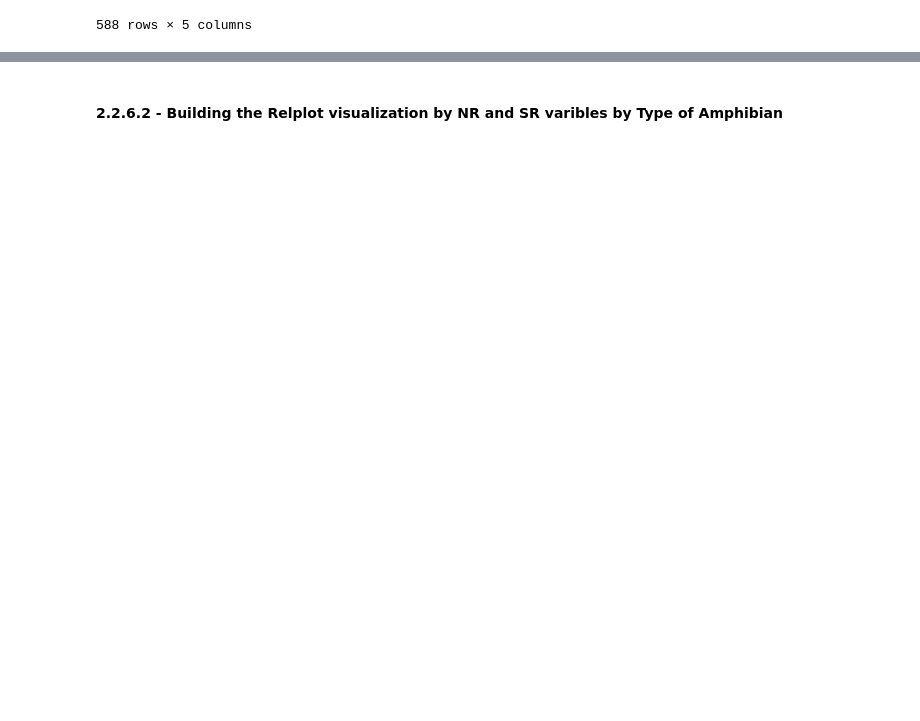
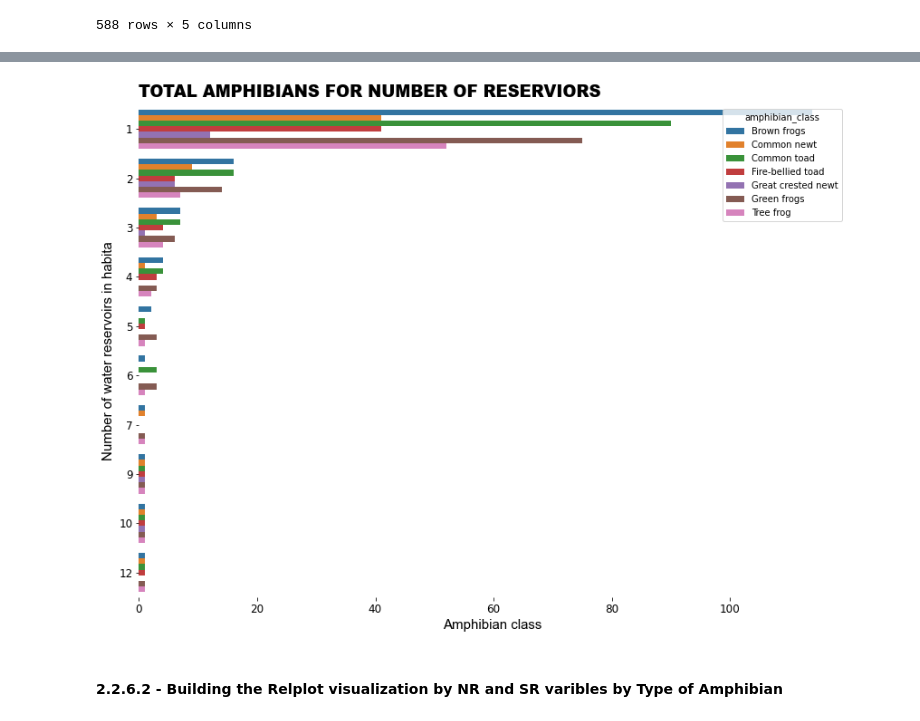
Before and after one commit to Renata-Thomazelli/amphibians, a Jupyter notebook: amphibians-Copy2.ipynb, the cells around one changed output, grey strips where cells are left out. Saved outputs shown, nothing was run; the diff lists cells and outputs as text; code cells hidden in the pictures; blank space fills up the shorter version.

```diff
--- a/amphibians-Copy2.ipynb
+++ b/amphibians-Copy2.ipynb
@@ -1855,3 +1872,29 @@ sns.histplot(data=new_df_SR_NR_filtered, x="Number of water reservoirs in habita
+# %%
+
+#Let's building a chart
+
+plt.figure(figsize=(14,10))
+
+
+ax = sns.countplot(data=new_df_SR_NR_filtered,y ="Number of water reservoirs in habita", hue = "amphibian_class")
+
+csfont = {'fontname':'Arial'}
+ax.set_title("TOTAL AMPHIBIANS FOR NUMBER OF RESERVIORS", fontdict = {'fontsize':18,'fontweight':'heavy','fontstretch':'expanded'}, **csfont, loc='left', pad=8.0)
+ax.set_xlabel("Amphibian class",fontdict = {'fontsize':15}, **csfont)
+ax.set_ylabel("Number of water reservoirs in habita", fontdict={'fontsize' : 15},**csfont)
+#ax.yaxis.set_visible(False)
+ax.spines['top'].set_visible(False)
+ax.spines['right'].set_visible(False)
+ax.spines['bottom'].set_visible(False)
+ax.spines['left'].set_visible(False)
+label_size = 12
+ax.tick_params(labelsize=label_size)
+
+
+plt.savefig("charts/CountPlot Amphibian Class for Number of Reserviors.png",transparent = False,facecolor ="w",bbox_inches ="tight",pad_inches = 1,edgecolor ='w',orientation ='landscape', dpi=300)
+plt.show()
+# %% [output]
+[figure, added]
 # %% [markdown]
 #### 2.2.6.2 - Building the Relplot visualization by NR and SR varibles by Type of Amphibian
 # %%
```
Also changed, not shown: parts of 8 cells of this notebook, 12 other files.
